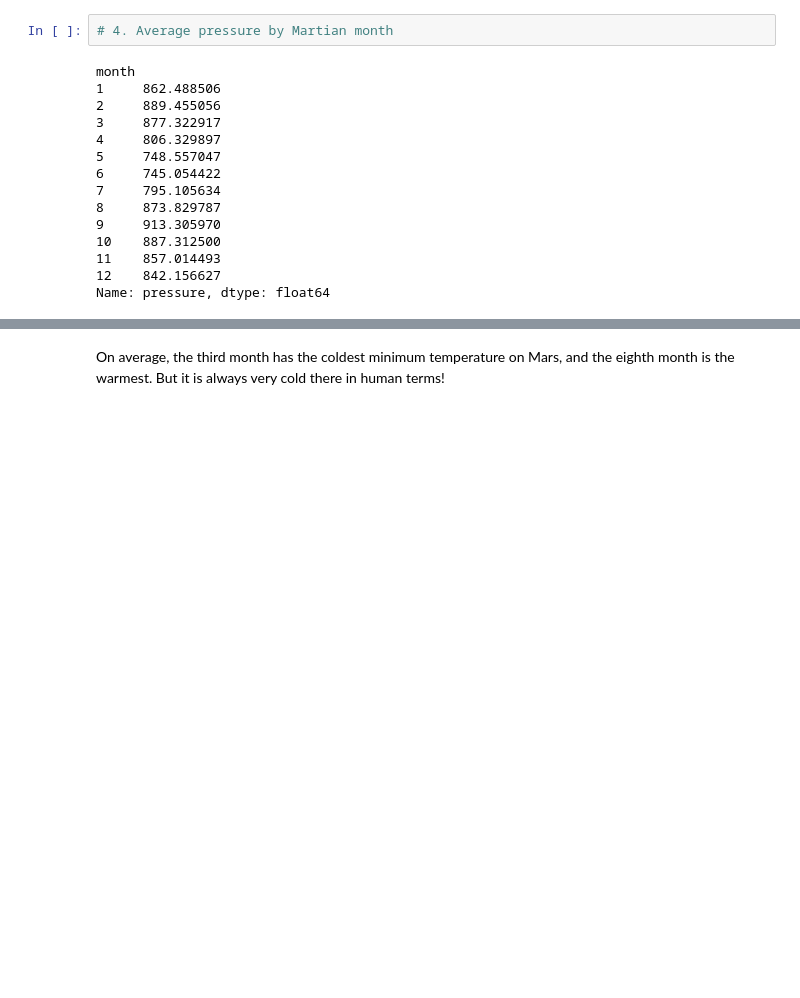
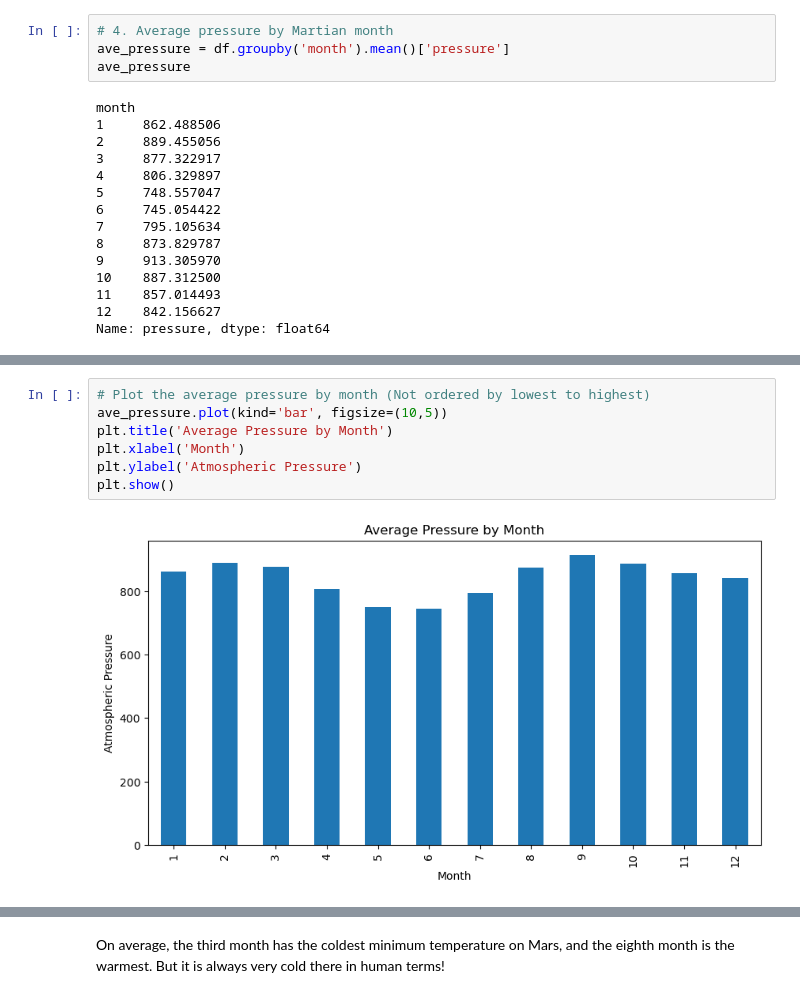
Before and after one commit to Ghoehn3/Module11Challenge, a Jupyter notebook: Starter_Code/part_2_mars_weather.ipynb, the cells around one changed output, grey strips where cells are left out. Drawn from its saved outputs; the diff is of its cells as text; blank space fills up the shorter version.

```diff
--- a/Starter_Code/part_2_mars_weather.ipynb
+++ b/Starter_Code/part_2_mars_weather.ipynb
@@ -194,5 +208,7 @@ Name: min_temp, dtype: float64
 # %%
 # 4. Average pressure by Martian month
+ave_pressure = df.groupby('month').mean()['pressure']
+ave_pressure
 # %% [output]
 month
 1     862.488506
@@ -218,0 +227,9 @@ Name: pressure, dtype: float64
+# %%
+# Plot the average pressure by month (Not ordered by lowest to highest)
+ave_pressure.plot(kind='bar', figsize=(10,5))
+plt.title('Average Pressure by Month')
+plt.xlabel('Month')
+plt.ylabel('Atmospheric Pressure')
+plt.show()
+# %% [output]
+[figure, added]
```
Also changed, not shown: parts of 21 cells of this notebook.
